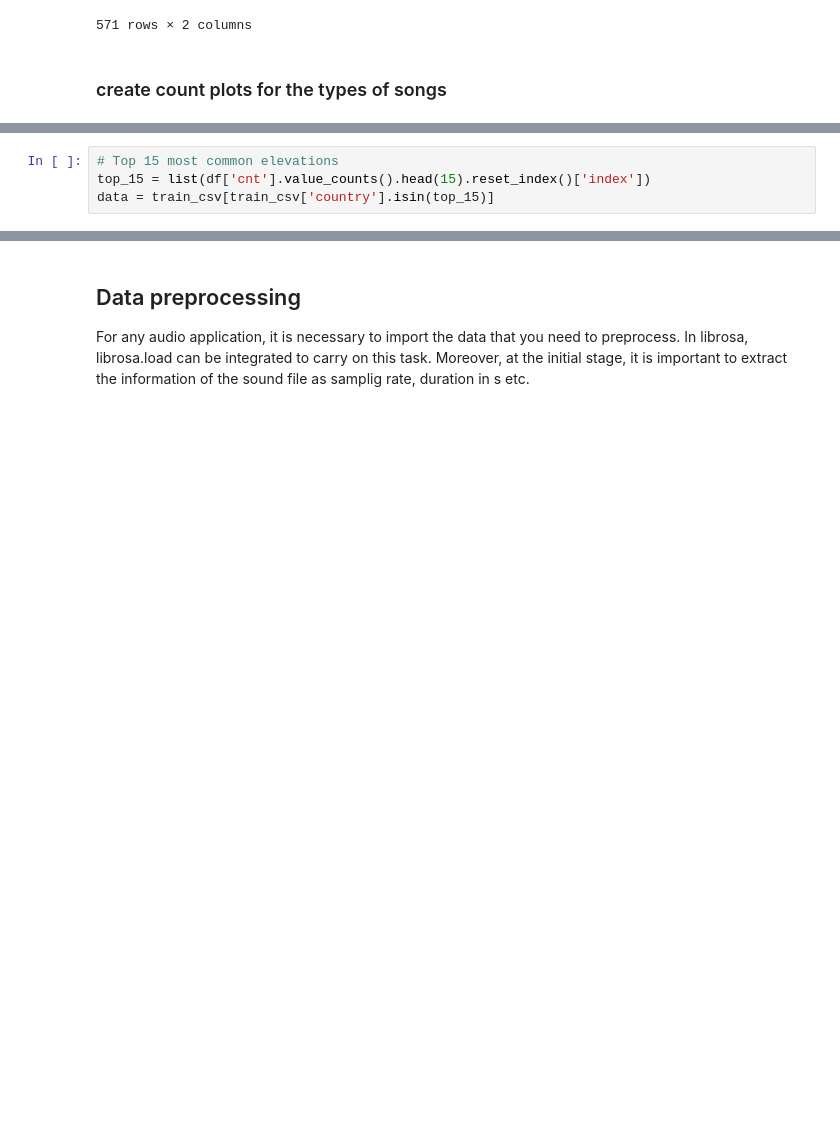
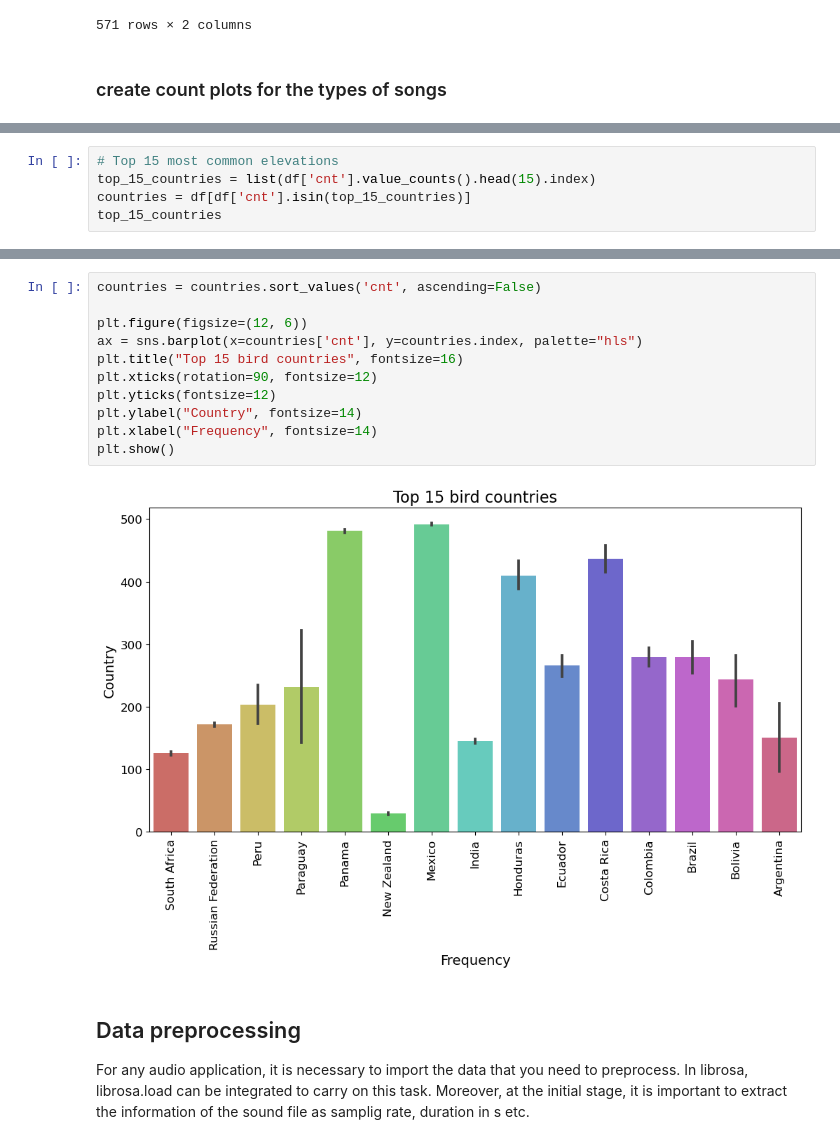
Before and after one commit to baliddeki/Bird-Behavior-ML-Project, a Jupyter notebook: data_cleaning.ipynb, the cells around one changed output, grey strips where cells are left out. Saved outputs shown, nothing was run; the diff lists cells and outputs as text; blank space fills up the shorter version.

Commit message:
bar plots showwing the top 15 countries

```diff
--- a/data_cleaning.ipynb
+++ b/data_cleaning.ipynb
@@ -213,4 +213,5 @@ ValueError: could not convert string to float: 'call'
 # %%
 # Top 15 most common elevations
-top_15 = list(df['cnt'].value_counts().head(15).reset_index()['index'])
-data = train_csv[train_csv['country'].isin(top_15)]
+top_15_countries = list(df['cnt'].value_counts().head(15).index)
+countries = df[df['cnt'].isin(top_15_countries)]
+top_15_countries
@@ -217,3 +234,16 @@ data = train_csv[train_csv['country'].isin(top_15)]
+# %%
+countries = countries.sort_values('cnt', ascending=False)
+
+plt.figure(figsize=(12, 6))
+ax = sns.barplot(x=countries['cnt'], y=countries.index, palette="hls")
+plt.title("Top 15 bird countries", fontsize=16)
+plt.xticks(rotation=90, fontsize=12)
+plt.yticks(fontsize=12)
+plt.ylabel("Country", fontsize=14)
+plt.xlabel("Frequency", fontsize=14)
+plt.show()
+# %% [output]
+[figure, added]
 # %% [markdown]
 ## Data preprocessing
 For any audio application, it is necessary to import the data that you need to preprocess. In librosa, librosa.load can be integrated to carry on this task. Moreover, at the initial stage, it is important to extract the information of the sound file as samplig rate, duration in s etc.
```
Also changed, not shown: parts of 3 cells of this notebook.
